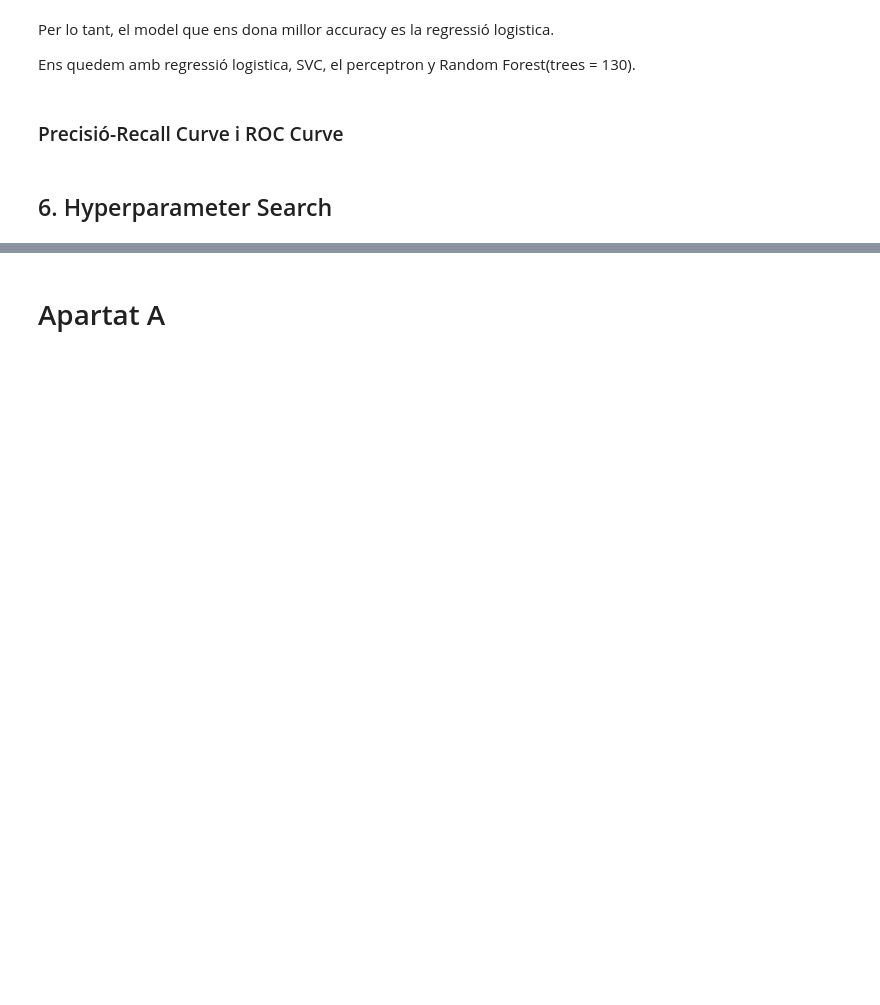
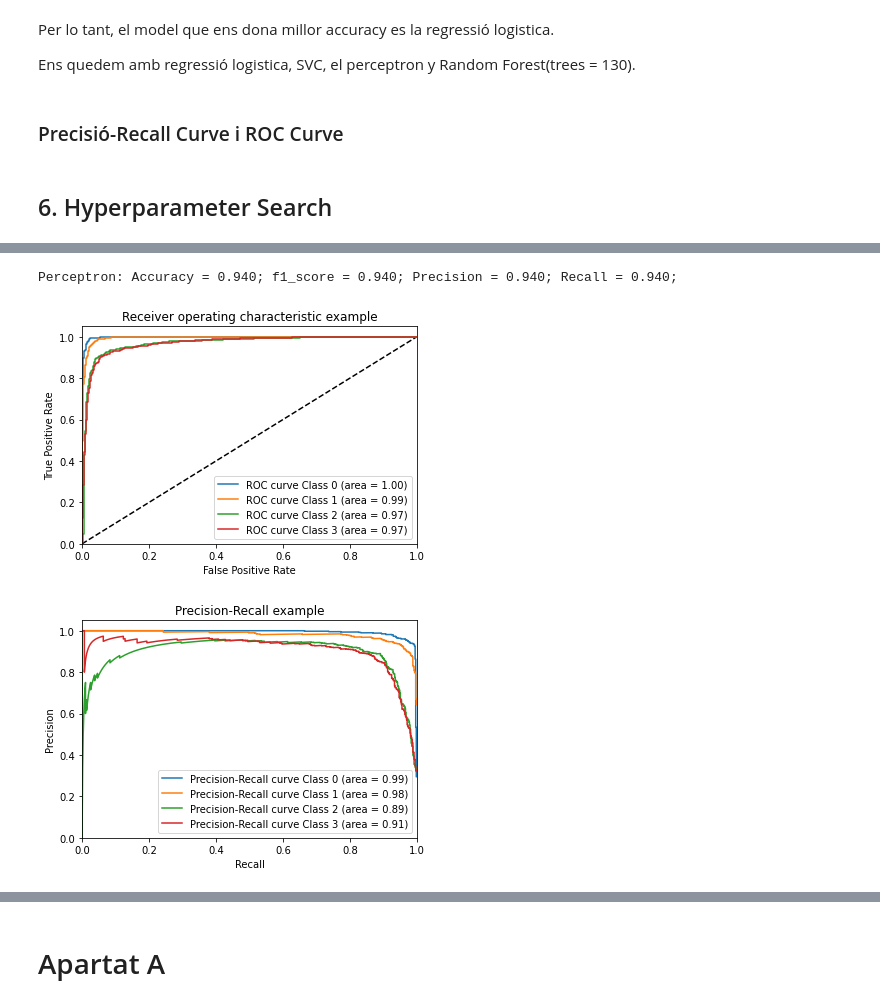
Before and after one commit to 1603295/Practica2_ApC, a Jupyter notebook: Practica2-Classificacio2022GEI/Practica2_apc.ipynb, the cells around one changed output, grey strips where cells are left out. Drawn from its saved outputs; the diff is of its cells as text; code cells hidden in the pictures; blank space fills up the shorter version.

```diff
--- a/Practica2-Classificacio2022GEI/Practica2_apc.ipynb
+++ b/Practica2-Classificacio2022GEI/Practica2_apc.ipynb
@@ -534,0 +672,16 @@ plot_roc_curve(rfcs[130], 4, x_train, y_train, x_test, y_test, use_proba=True)
+# %%
+percep = Perceptron(alpha=0.00019211659757411968, l1_ratio=0.006576107192827539, penalty='l1')
+
+percep.fit(x_train, y_train)
+preds = percep.predict(x_test)
+acc = accuracy_score(y_test, preds)
+f1 = f1_score(y_test, preds, average="micro")
+prec = precision_score(y_test, preds, average="micro")
+rec = recall_score(y_test, preds, average="micro")
+print(f"Perceptron: Accuracy = {acc:.3f}; f1_score = {f1:.3f}; Precision = {prec:.3f}; Recall = {rec:.3f};")
+print("")
+plot_roc_curve(svc, 4, x_train, y_train, x_test, y_test)
+# %% [output]
+Perceptron: Accuracy = 0.940; f1_score = 0.940; Precision = 0.940; Recall = 0.940;
+[figure, added]
+[figure, added]
```
Also changed, not shown: parts of 10 cells of this notebook.
